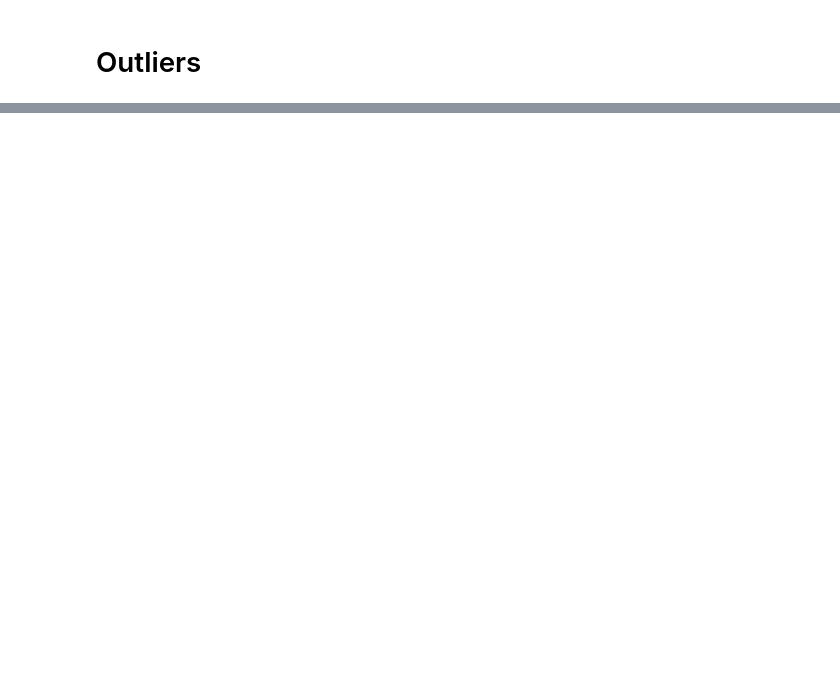
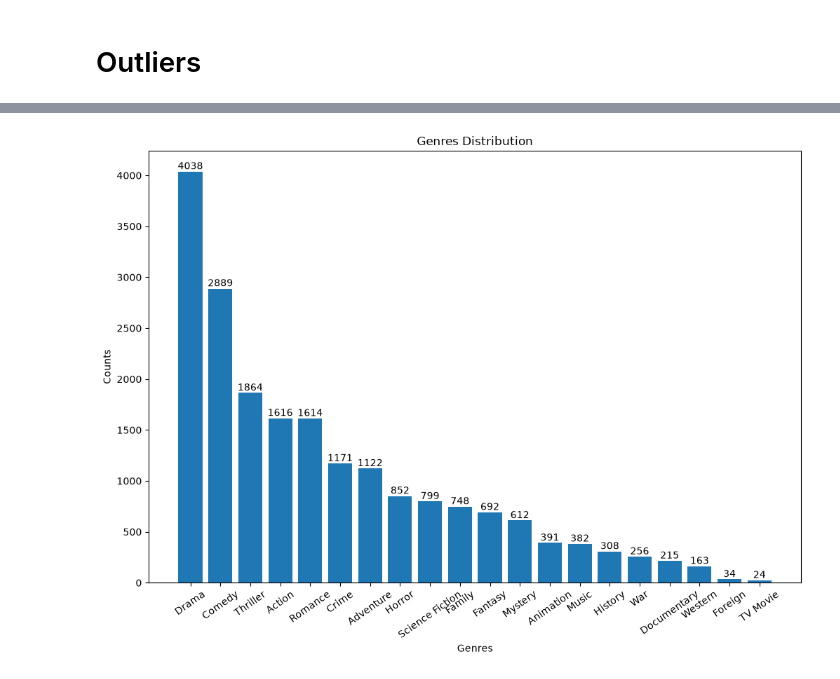
Before and after one commit to AlejandroBeldaFernandez/Movies_Recommendations, a Jupyter notebook: Movies_Recommendation.ipynb, the cells around one changed output, grey strips where cells are left out. Drawn from its saved outputs; the diff is of its cells as text; code cells hidden in the pictures; blank space fills up the shorter version.

```diff
--- a/Movies_Recommendation.ipynb
+++ b/Movies_Recommendation.ipynb
@@ -1263,0 +1637,2 @@ noise.
+# %%
+movies = df.drop_duplicates(subset='id')
@@ -1263,0 +1661,4 @@ noise.
+# %%
+exploded = movies.copy()
+exploded['genres'] = exploded['genres'].str.split(', ')
+exploded = exploded.explode('genres')
@@ -1263,0 +1680,11 @@ noise.
+# %%
+plt.figure(figsize=(12,8))
+ax = plt.bar(exploded['genres'].value_counts().index, exploded['genres'].value_counts())
+plt.title('Genres Distribution')
+plt.xlabel('Genres')
+plt.xticks(rotation=35)
+plt.ylabel('Counts')
+plt.bar_label(ax)
+plt.show()
+# %% [output]
+[figure, added]
```
Also changed, not shown: parts of 178 cells of this notebook.
